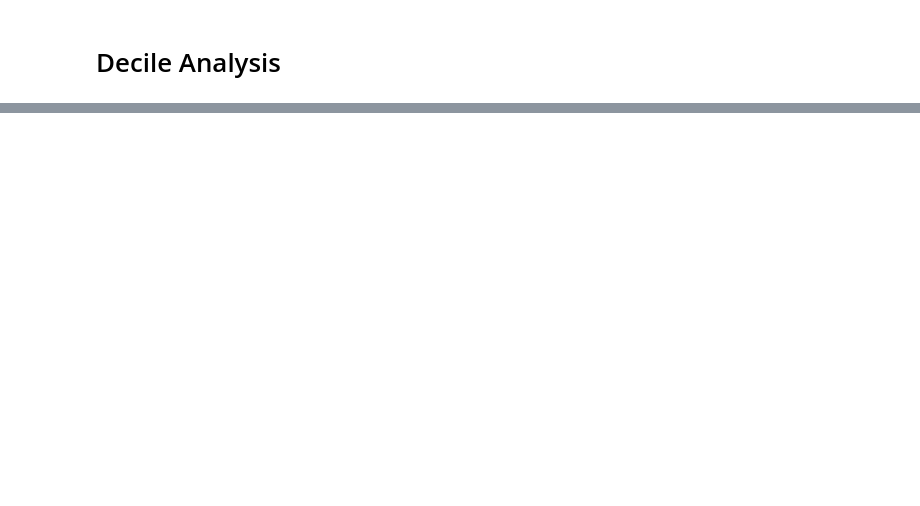
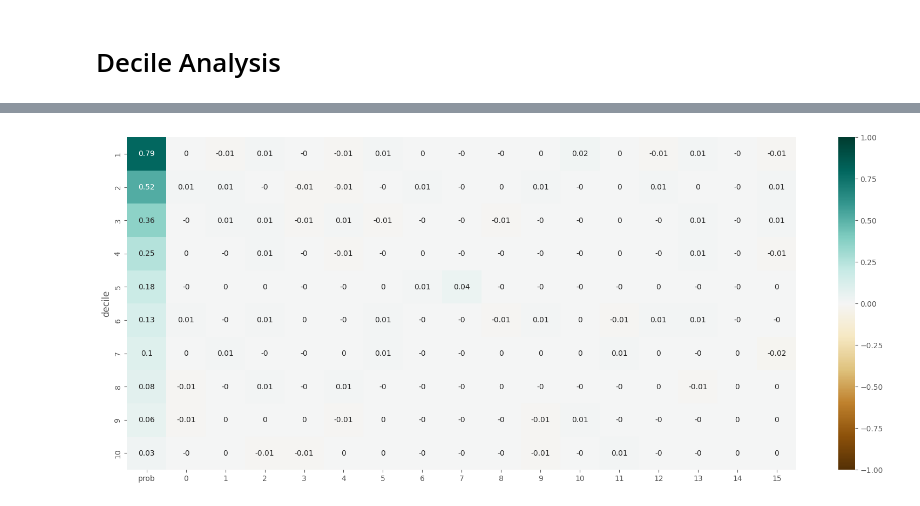
Before and after one commit to if722399/PAP-TensorFlow-Model, a Jupyter notebook: Weighted Class.ipynb, the cells around one changed output, grey strips where cells are left out. Saved outputs shown, nothing was run; the diff lists cells and outputs as text; code cells hidden in the pictures; blank space fills up the shorter version.

Commit message:
heatmap and decile analysis v1

```diff
--- a/Weighted Class.ipynb
+++ b/Weighted Class.ipynb
@@ -269,2 +280,2 @@ z
 # %%
-z = z.join(test_df)
+z = z.join(pd.DataFrame(test_features))
@@ -288,0 +296,13 @@ z.groupby(by = "interval").mean()
+# %%
+xaa = {
+    '(-0.001, 0.0467]':10,
+ '(0.0467, 0.068]':9,
+ '(0.068, 0.0875]':8,
+ '(0.0875, 0.116]':7,
+ '(0.116, 0.156]':6,
+ '(0.156, 0.212]':5,
+ '(0.212, 0.294]':4,
+ '(0.294, 0.426]':3,
+ '(0.426, 0.627]':2,
+ '(0.627, 1.0]': 1
+}
@@ -288,0 +311,4 @@ z.groupby(by = "interval").mean()
+# %%
+z["decile"] = z["interval"].map(xaa)
+# %%
+zgby = z.groupby(by=["decile"]).mean()
@@ -288,0 +330,5 @@ z.groupby(by = "interval").mean()
+# %%
+plt.figure(figsize=(20, 8))
+sns.heatmap(np.round(np.round(zgby,2).iloc[:,:17],2), vmin=-1, vmax=1,annot=True, cmap='BrBG');
+# %% [output]
+[figure, added]
```
Also changed, not shown: parts of 19 cells of this notebook, 1 other file.
